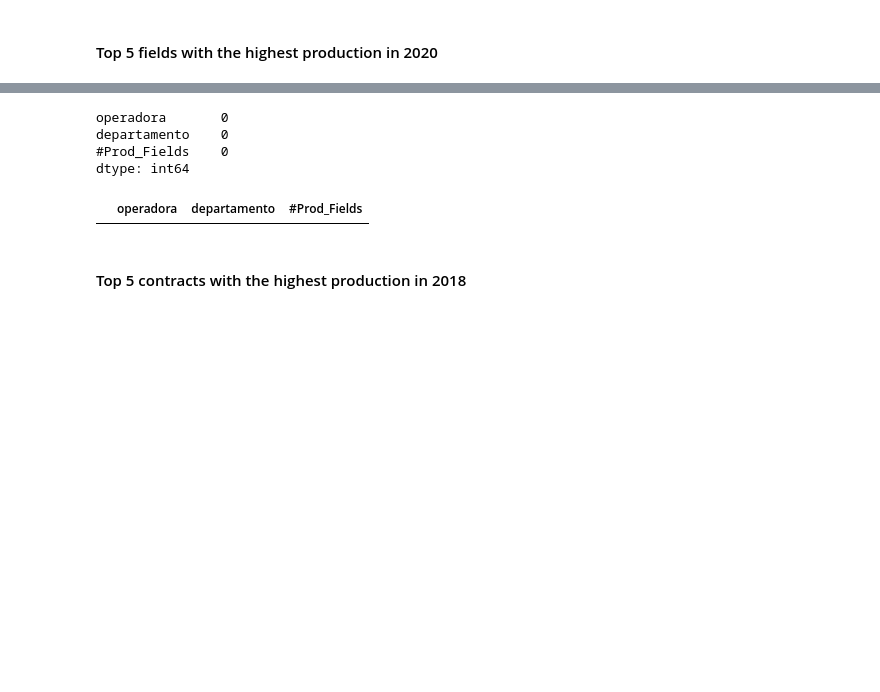
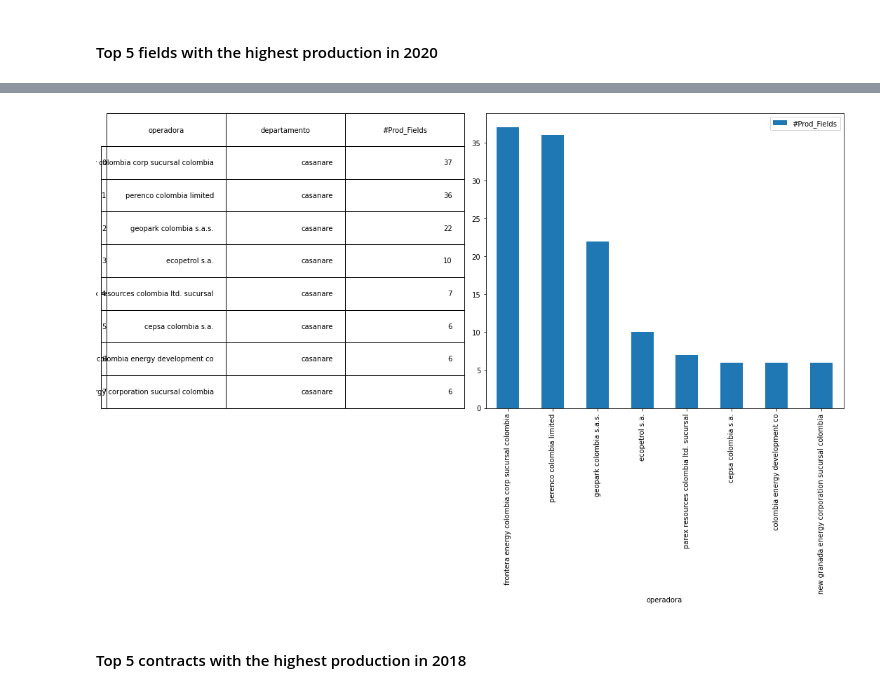
Before and after one commit to Hackaton-O-G-CAN/Hackaton_2020, a Jupyter notebook: hackaton_answers.ipynb, the cells around one changed output, grey strips where cells are left out. Saved outputs shown, nothing was run; the diff lists cells and outputs as text; code cells hidden in the pictures; blank space fills up the shorter version.

```diff
--- a/hackaton_answers.ipynb
+++ b/hackaton_answers.ipynb
@@ -182,37 +176,32 @@ fig.tight_layout()
 # %%
 #Total production in 2018
 Jan_2018= df_dict['2018'].columns.get_loc("enero")
 df_dict['2018']['Total_Prod']=df_dict['2018'].iloc[:,Jan_2018::].fillna(0).sum(axis=1)
 
-#Get fields with production different from 0 reported
+#Number of fields by companies
 Op_Field_2018=df_dict['2018'][df_dict['2018']['Total_Prod']!=0]
 
-#Number of productive fields by companies
+
 Op_Field_2018=df_dict['2018'].groupby(['operadora','departamento'])['campo'].count().reset_index(name ='#Prod_Fields')
-Op_casanare_2018=Op_Field_2018[(Op_Field_2018['departamento']=='CASANARE')&(Op_Field_2018['#Prod_Fields']>5)]
+Op_casanare_2018=Op_Field_2018[(Op_Field_2018['departamento']=='casanare')&(Op_Field_2018['#Prod_Fields']>5)]
 casanare_2018=Op_casanare_2018.sort_values(by=['#Prod_Fields'], ascending=False).reset_index(drop=True)
 
 #Visualization
 fig, (ax1,ax2) = plt.subplots(1,2, figsize=(15,8))  # 1 row, 2 columns
-bbox=[0, 0, 1, 1]
+font_size=10
 
 #table visualization
-font_size=10
 mpl_table = ax1.table(cellText = casanare_2018.values, rowLabels = casanare_2018.index, bbox=bbox, colLabels=casanare_2018.columns)
 mpl_table.auto_set_font_size(False)
 mpl_table.set_fontsize(font_size)
 
 #bar plot visualization
 ax1.axis('off')
 font_size=10
 casanare_2018.plot(x='operadora', y='#Prod_Fields', kind="bar",figsize=(15,10), ax=ax2)
 fig.tight_layout()
 # %% [output]
-operadora       0
-departamento    0
-#Prod_Fields    0
-dtype: int64
-|  | operadora | departamento | #Prod_Fields |
+[figure, added]
 # %% [markdown]
 #### Top 5 contracts with the highest production in 2018
 # %%
```
Also changed, not shown: parts of 23 cells of this notebook, 1 other file.
